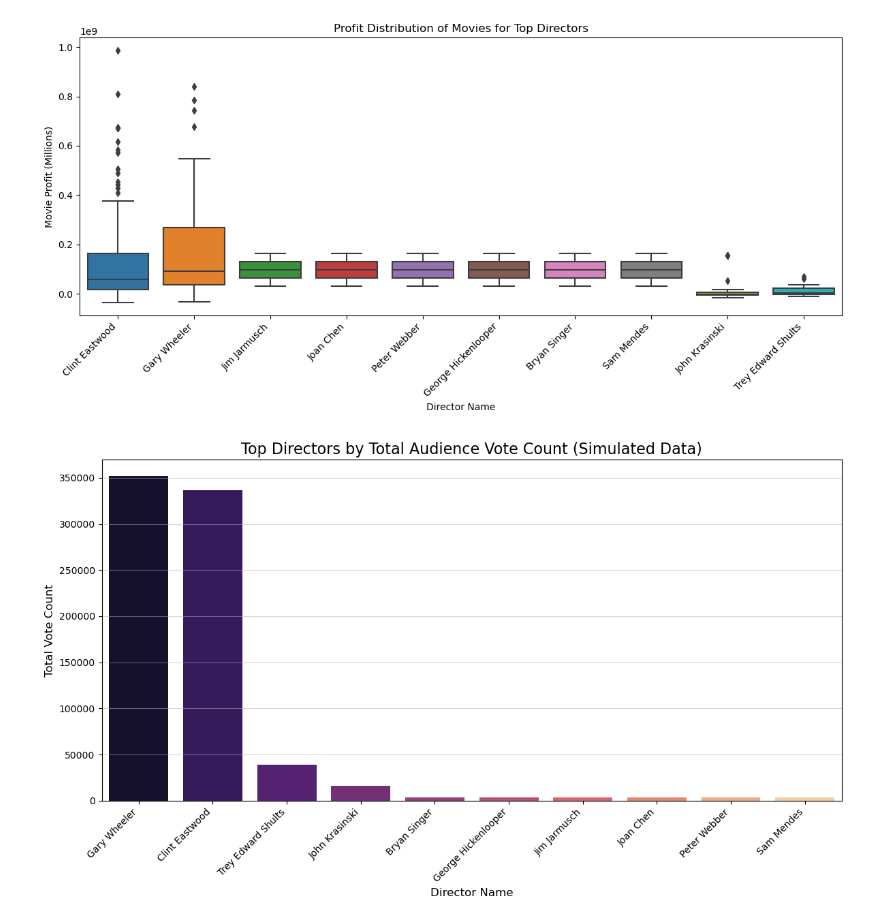
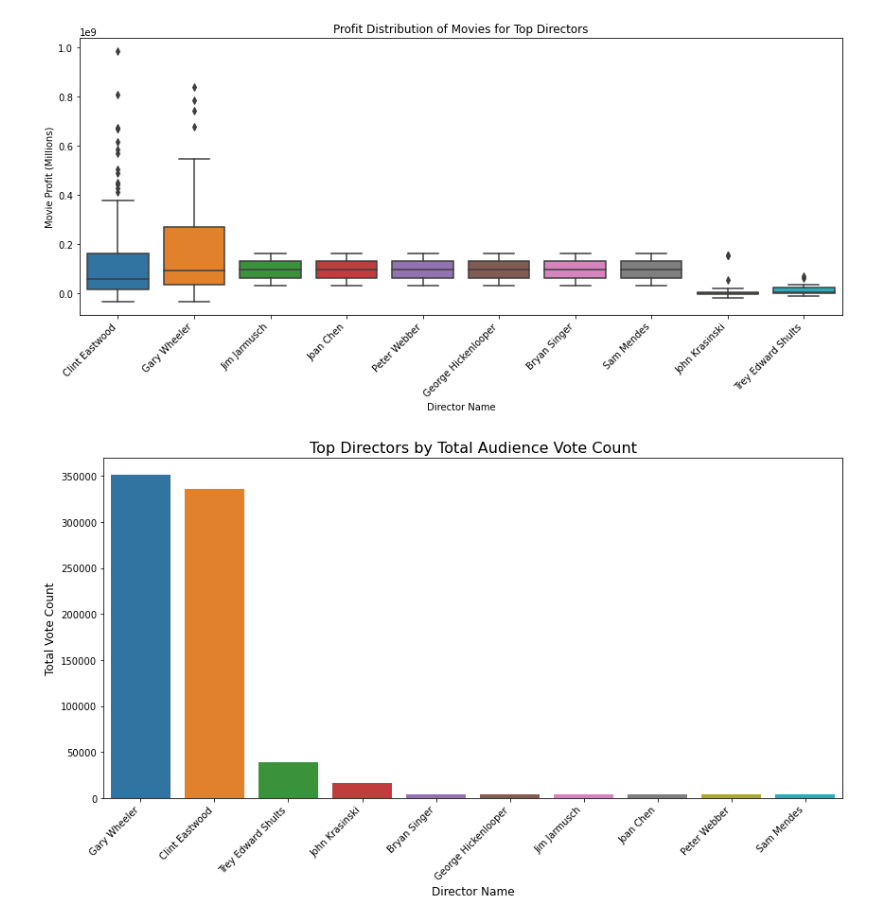
Before and after one commit to lilibethlangat/PHASE2_GROUP3_PROJECT, a Jupyter notebook: top_directors.ipynb, the cells around one changed output. Drawn from its saved outputs; the diff is of its cells as text; code cells hidden in the pictures.

```diff
--- a/top_directors.ipynb
+++ b/top_directors.ipynb
@@ -125,7 +127,16 @@ finance_ratings_df.head()
 | 4 | Iron Man 2 | Par. | 2010 | $170,000,000 | $621,156,389 | 28.515 | 6.8 | 12368 |
 # %%
 # cleaning numeric columns
-finance_ratings_df['production_budget'] = finance_ratings_df['production_budget'].replace('[\$,]', '', regex=True).astype(int)
-finance_ratings_df['worldwide_gross'] = finance_ratings_df['worldwide_gross'].replace('[\$,]', '', regex=True).astype(int)
-finance_ratings_df['profit'] = finance_ratings_df['worldwide_gross'] - finance_ratings_df['production_budget']
-finance_ratings_df.head()
+import numpy as np
+for col in ['production_budget','worldwide_gross']:
+    finance_ratings_df[col] = (
+        finance_ratings_df[col]
+        .replace('[\$,]','',regex=True) # removing comas and $
+        .replace('',np.nan) # remove empty strings
+        .astype(int) # change to numeric dtype
+
+    )
+# drop outliers in the financial columns
+finance_ratings_df = finance_ratings_df[(finance_ratings_df['worldwide_gross'] < 3e9) & (finance_ratings_df['production_budget'] < 1e9)]
+# profit calculation
+finance_ratings_df['profit'] = finance_ratings_df['worldwide_gross'] - finance_ratings_df["production_budget"]
@@ -257,23 +250,22 @@ plt.show()
 # %% [output]
 [figure]
 # %%
-# Group by director and sum the total vote count, then sort
+# Group by director and sum the total vote count and sort
 director_total_votes = merged_movie_info.groupby('director')['vote_count'].sum().sort_values(ascending=False).reset_index()
 director_total_votes.columns = ['Director Name', 'Total Vote Count']
 
 # Select the top directors
 top_directors_votes = director_total_votes.head(10)
 
 # Bar Chart for Top Directors by Total Vote Count
 plt.figure(figsize=(12, 7))
 
-sns.barplot(x='Director Name', y='Total Vote Count', data=top_directors_votes, palette='magma')
+sns.barplot(x='Director Name', y='Total Vote Count', data=top_directors_votes)
 
-plt.title('Top Directors by Total Audience Vote Count (Simulated Data)', fontsize=16)
+plt.title('Top Directors by Total Audience Vote Count', fontsize=16)
 plt.xlabel('Director Name', fontsize=12)
 plt.ylabel('Total Vote Count', fontsize=12)
 plt.xticks(rotation=45, ha='right')
-plt.grid(axis='y', alpha=0.5)
 plt.tight_layout()
 # %% [output]
-[figure, old version]
+[figure, new version]
```
Also changed, not shown: parts of 11 cells of this notebook, 2 other files.
